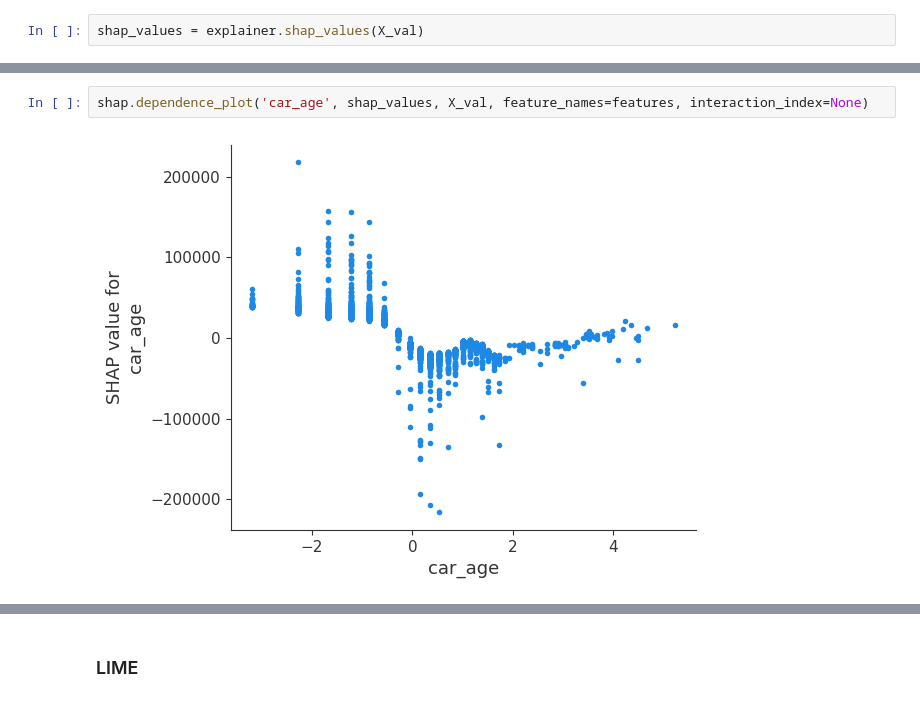
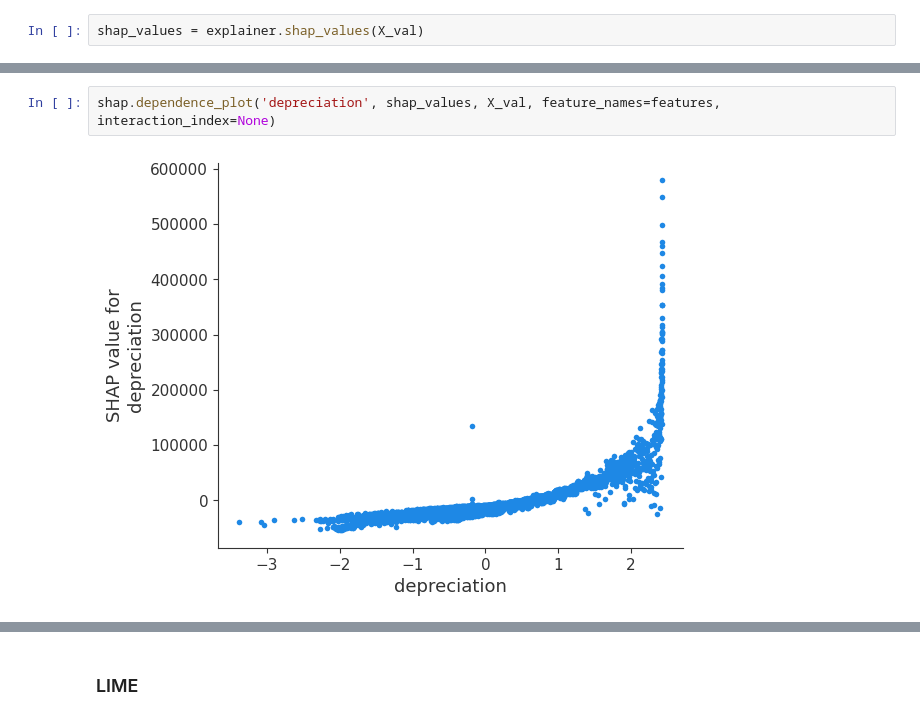
Before and after one commit to melloo21/CS5228_project, a Jupyter notebook: Model Explanability.ipynb, the cells around one changed output, grey strips where cells are left out. Saved outputs shown, nothing was run; the diff lists cells and outputs as text.

```diff
--- a/Model Explanability.ipynb
+++ b/Model Explanability.ipynb
@@ -163,7 +167,7 @@ shap.summary_plot(shap_values, X_val, feature_names=features, plot_size=[8,6])
 # %%
-shap.dependence_plot('car_age', shap_values, X_val, feature_names=features, interaction_index=None)
+shap.dependence_plot('depreciation', shap_values, X_val, feature_names=features, interaction_index=None)
 # %% [output]
-[figure, old version]
+[figure, new version]
 # %%
 shap.dependence_plot('mileage', shap_values, X_val, feature_names=features, interaction_index='auto')
 # %% [output]
```
Also changed, not shown: parts of 10 cells of this notebook.
